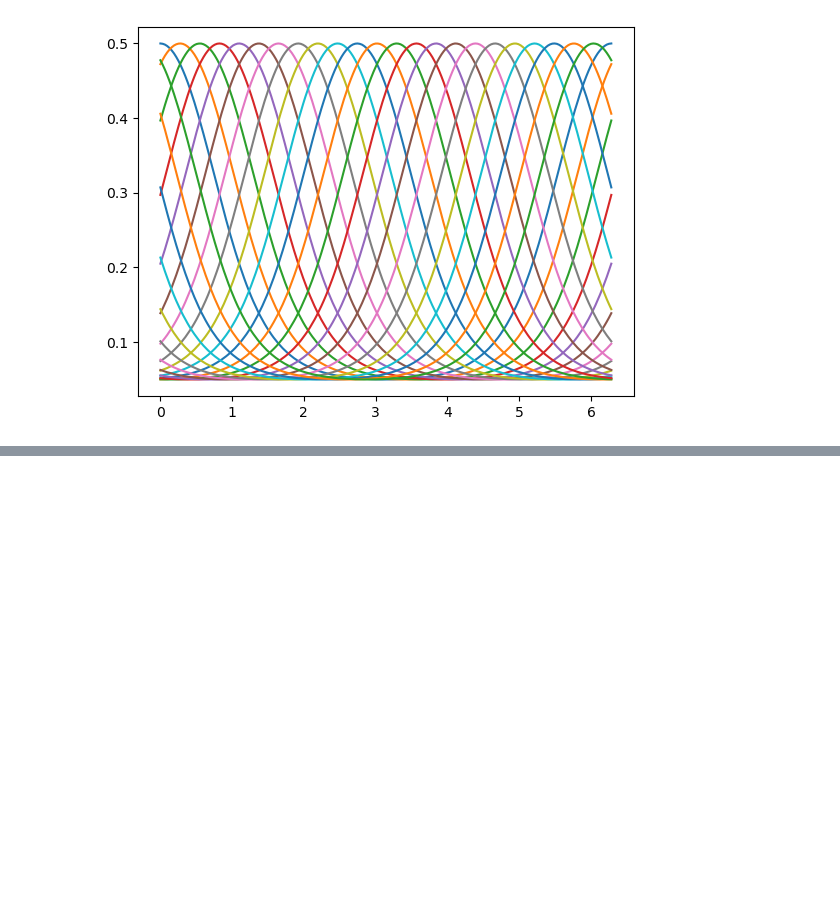
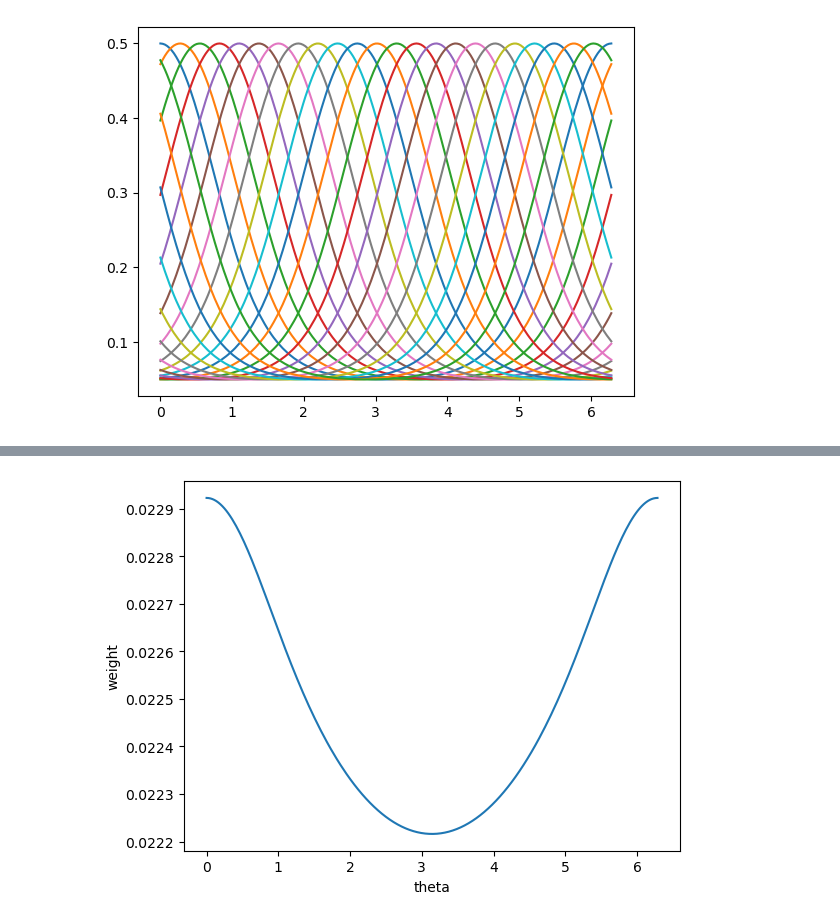
Before and after one commit to BeiGeJin/FBRNN, a Jupyter notebook: baseline_abb05/analysis_abb05_wt.ipynb, the cells around one changed output, grey strips where cells are left out. Saved outputs shown, nothing was run; the diff lists cells and outputs as text; code cells hidden in the pictures; blank space fills up the shorter version.

```diff
--- a/baseline_abb05/analysis_abb05_wt.ipynb
+++ b/baseline_abb05/analysis_abb05_wt.ipynb
@@ -94,0 +172,10 @@ plt.show()
+# %%
+hebbian_update_np = hebbian_update.detach().numpy().flatten()
+plt.plot(np.linspace(0, 2 * np.pi, model.input_size), hebbian_update_np * 0.001)
+# plt.ylim([0,8])
+plt.xlabel("theta")
+plt.ylabel("weight")
+# plt.savefig('abb05_ws.png')
+plt.show()
+# %% [output]
+[figure, added]
```
Also changed, not shown: parts of 13 cells of this notebook, 15 other files.
